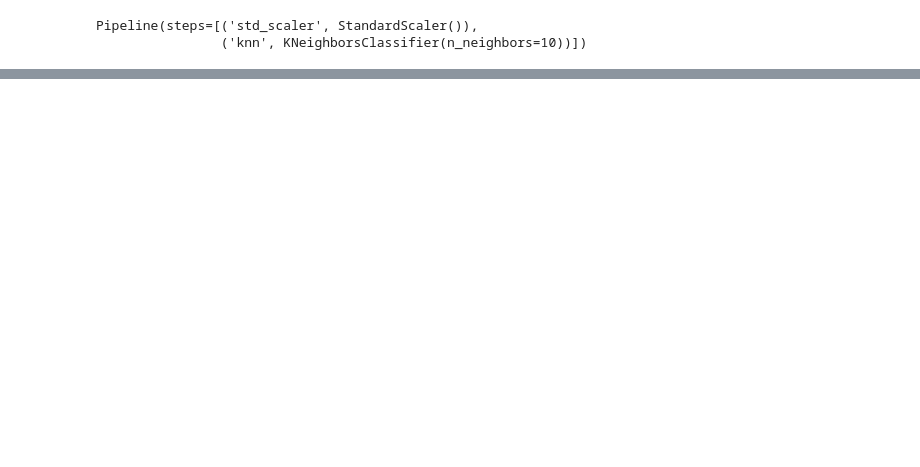
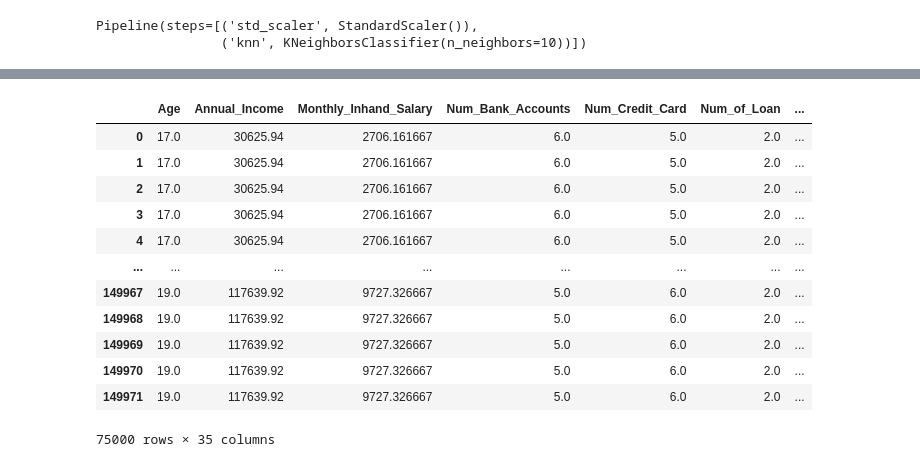
Before and after one commit to jpdefo/Credit-Score-Analysis, a Jupyter notebook: credit_score.ipynb, the cells around one changed output, grey strips where cells are left out. Saved outputs shown, nothing was run; the diff lists cells and outputs as text; code cells hidden in the pictures; blank space fills up the shorter version.

```diff
--- a/credit_score.ipynb
+++ b/credit_score.ipynb
@@ -2091,0 +2223,6 @@ y_pred_test = pipe.predict(X_test)
+# %%
+new_X_test = X_test.copy()
+new_X_train = X_train.copy()
+# %%
+#all columns of new_X_train to a list
+new_X_train_cols = new_X_train.columns.tolist()
@@ -2091,0 +2249,28 @@ y_pred_test = pipe.predict(X_test)
+# %%
+drop = ['Month','Interest_Rate','Changed_Credit_Limit','Total_EMI_per_month'
+        'Amount_invested_monthly','Occupation_Architect', 'Occupation_Developer','Occupation_Doctor'
+        'Occupation_Engineer', 'Occupation_Entrepreneur', 'Occupation_Journalist','Occupation_Lawyer',
+        'Occupation_Manager', 'Occupation_Mechanic', 'Occupation_Media_Manager', 'Occupation_Musician', 'Occupation_Scientist',
+        'Occupation_Teacher','Occupation_Writer', 'Credit_Mix_Good',]
+
+new_X_train_cols = [x for x in new_X_train_cols if x not in drop]
+new_X_test_cols = [x for x in new_X_test.columns if x not in drop]
+
+new_X_train = new_X_train[new_X_train_cols]
+new_X_test = new_X_test[new_X_test_cols]
+# %%
+new_X_train
+# %% [output]
+|  | Age | Annual_Income | Monthly_Inhand_Salary | Num_Bank_Accounts | Num_Credit_Card | Num_of_Loan | ... |
+| 0 | 17.0 | 30625.94 | 2706.161667 | 6.0 | 5.0 | 2.0 | ... |
+| 1 | 17.0 | 30625.94 | 2706.161667 | 6.0 | 5.0 | 2.0 | ... |
+| 2 | 17.0 | 30625.94 | 2706.161667 | 6.0 | 5.0 | 2.0 | ... |
+| 3 | 17.0 | 30625.94 | 2706.161667 | 6.0 | 5.0 | 2.0 | ... |
+| 4 | 17.0 | 30625.94 | 2706.161667 | 6.0 | 5.0 | 2.0 | ... |
+| ... | ... | ... | ... | ... | ... | ... | ... |
+| 149967 | 19.0 | 117639.92 | 9727.326667 | 5.0 | 6.0 | 2.0 | ... |
+| 149968 | 19.0 | 117639.92 | 9727.326667 | 5.0 | 6.0 | 2.0 | ... |
+| 149969 | 19.0 | 117639.92 | 9727.326667 | 5.0 | 6.0 | 2.0 | ... |
+| 149970 | 19.0 | 117639.92 | 9727.326667 | 5.0 | 6.0 | 2.0 | ... |
+| 149971 | 19.0 | 117639.92 | 9727.326667 | 5.0 | 6.0 | 2.0 | ... |
+75000 rows × 35 columns
```
Also changed, not shown: parts of 32 cells of this notebook.
